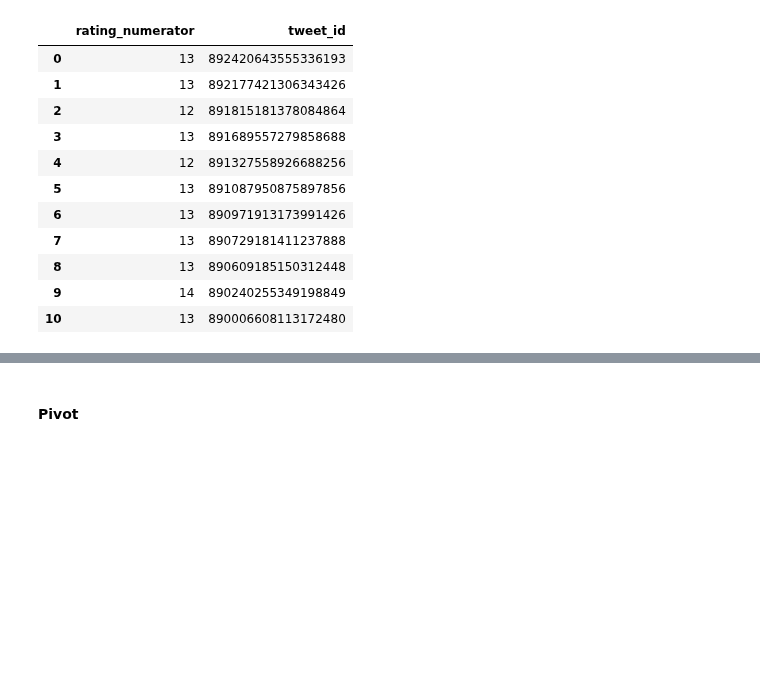
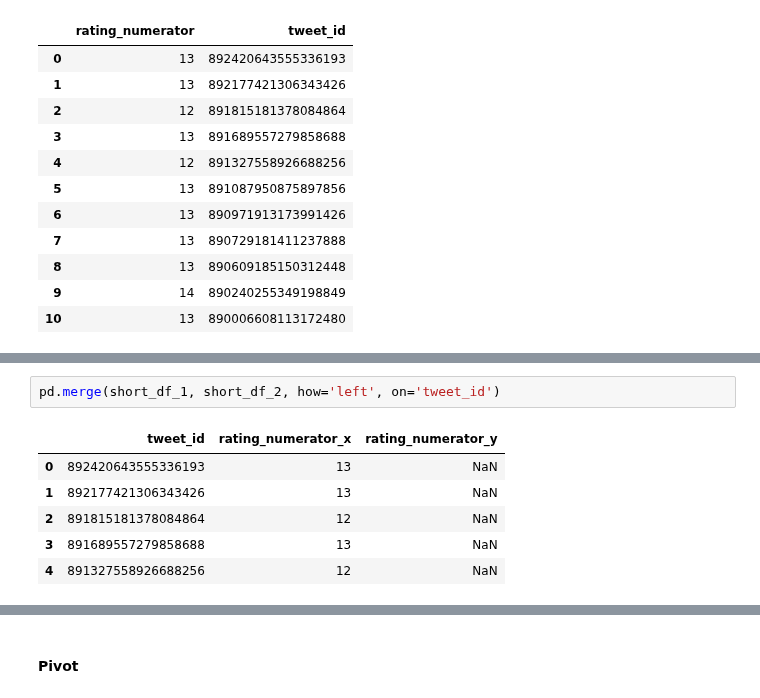
Before and after one commit to anneruhnke/data_wrangling, a Jupyter notebook: wrangle_act.ipynb, the cells around one changed output, grey strips where cells are left out. Saved outputs shown, nothing was run; the diff lists cells and outputs as text; blank space fills up the shorter version.

```diff
--- a/wrangle_act.ipynb
+++ b/wrangle_act.ipynb
@@ -786,0 +804,9 @@ concat_df_sideways
+# %%
+pd.merge(short_df_1, short_df_2, how='left', on='tweet_id')
+# %% [output]
+|  | tweet_id | rating_numerator_x | rating_numerator_y |
+| 0 | 892420643555336193 | 13 | NaN |
+| 1 | 892177421306343426 | 13 | NaN |
+| 2 | 891815181378084864 | 12 | NaN |
+| 3 | 891689557279858688 | 13 | NaN |
+| 4 | 891327558926688256 | 12 | NaN |
```
Also changed, not shown: parts of 29 cells of this notebook.
